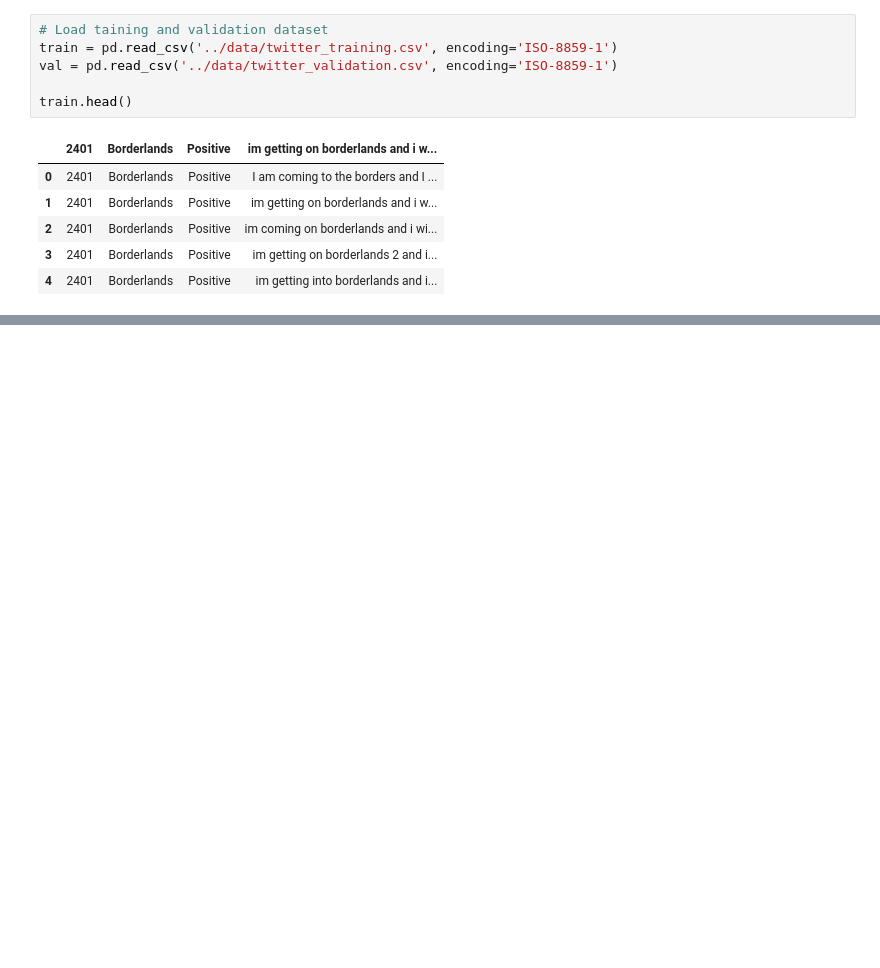
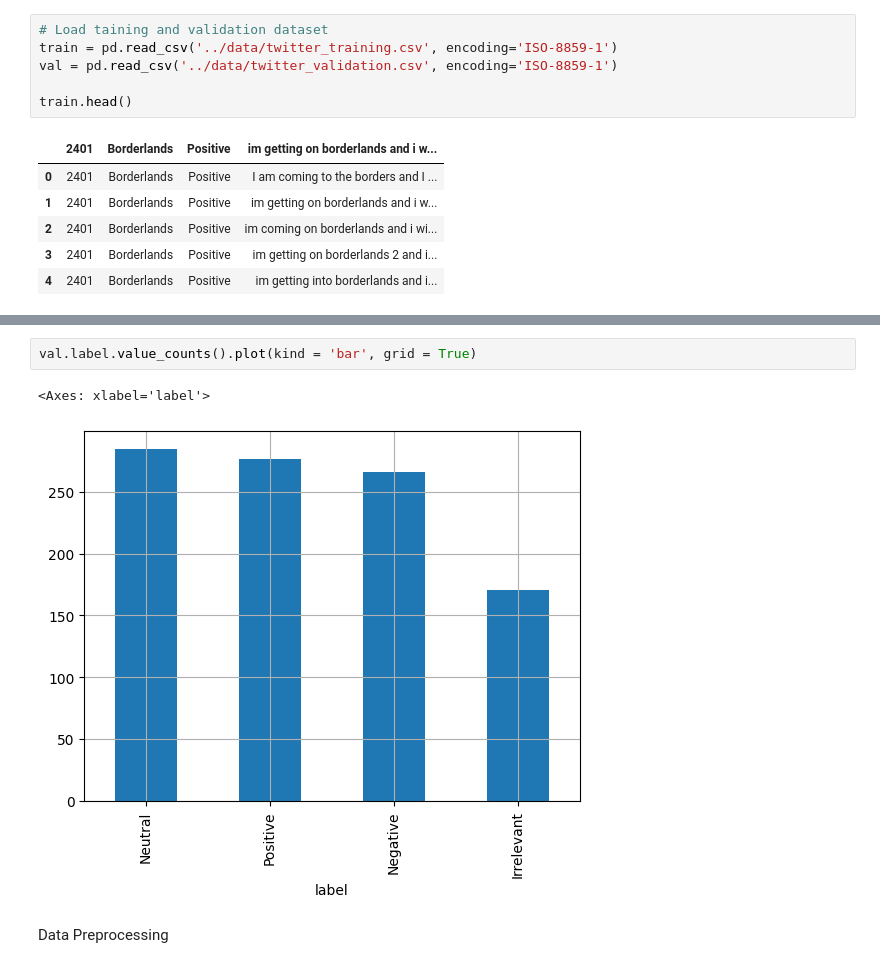
Before and after one commit to matchi-1/Twitter-Sentiment-Analysis, a Jupyter notebook: notebooks/TwitterSentimentAnalysis.ipynb, the cells around one changed output, grey strips where cells are left out. Cells and saved outputs as stored; diff of their text form; blank space fills up the shorter version.

```diff
--- a/notebooks/TwitterSentimentAnalysis.ipynb
+++ b/notebooks/TwitterSentimentAnalysis.ipynb
@@ -31,0 +58,7 @@ train.head()
+# %%
+val.label.value_counts().plot(kind = 'bar', grid = True)
+# %% [output]
+<Axes: xlabel='label'>
+[figure, added]
+# %% [markdown]
+Data Preprocessing
```
Also changed, not shown: parts of 13 cells of this notebook.
